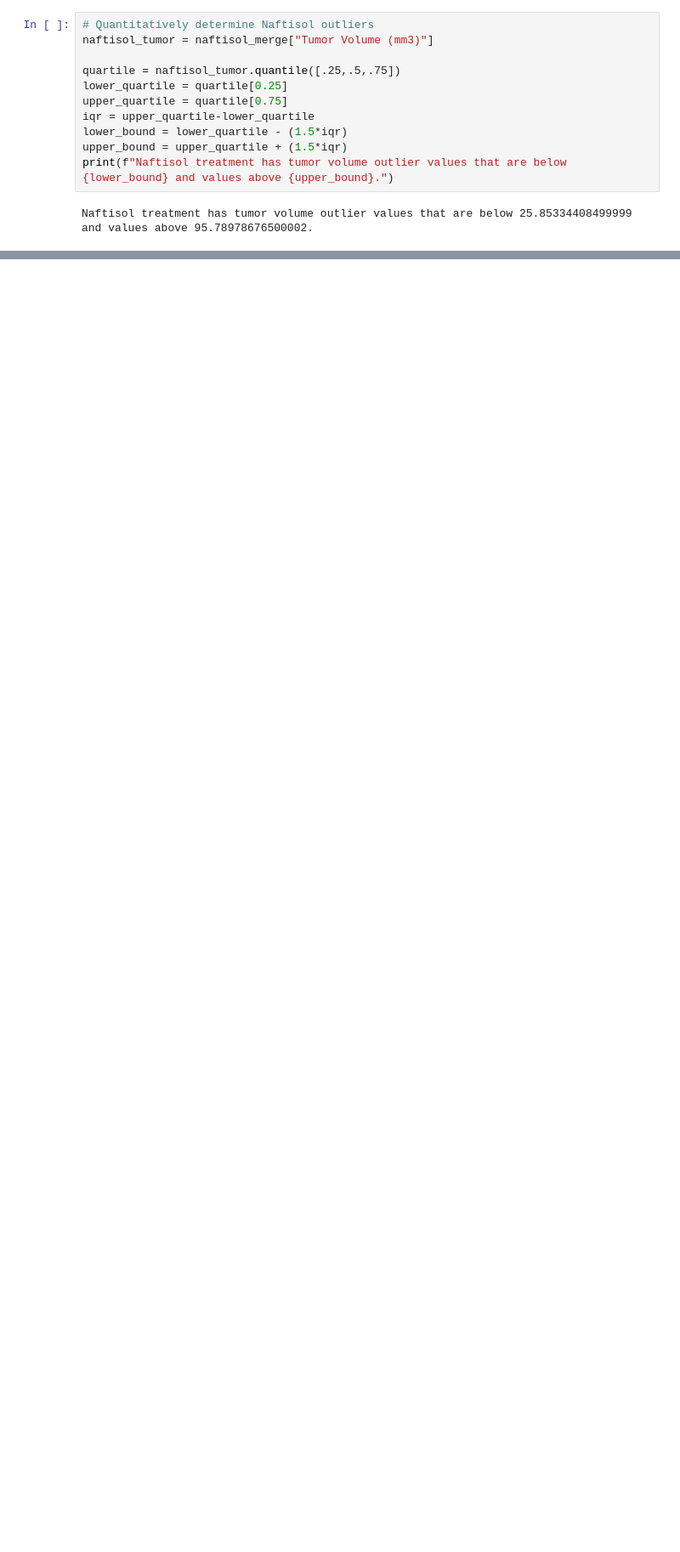
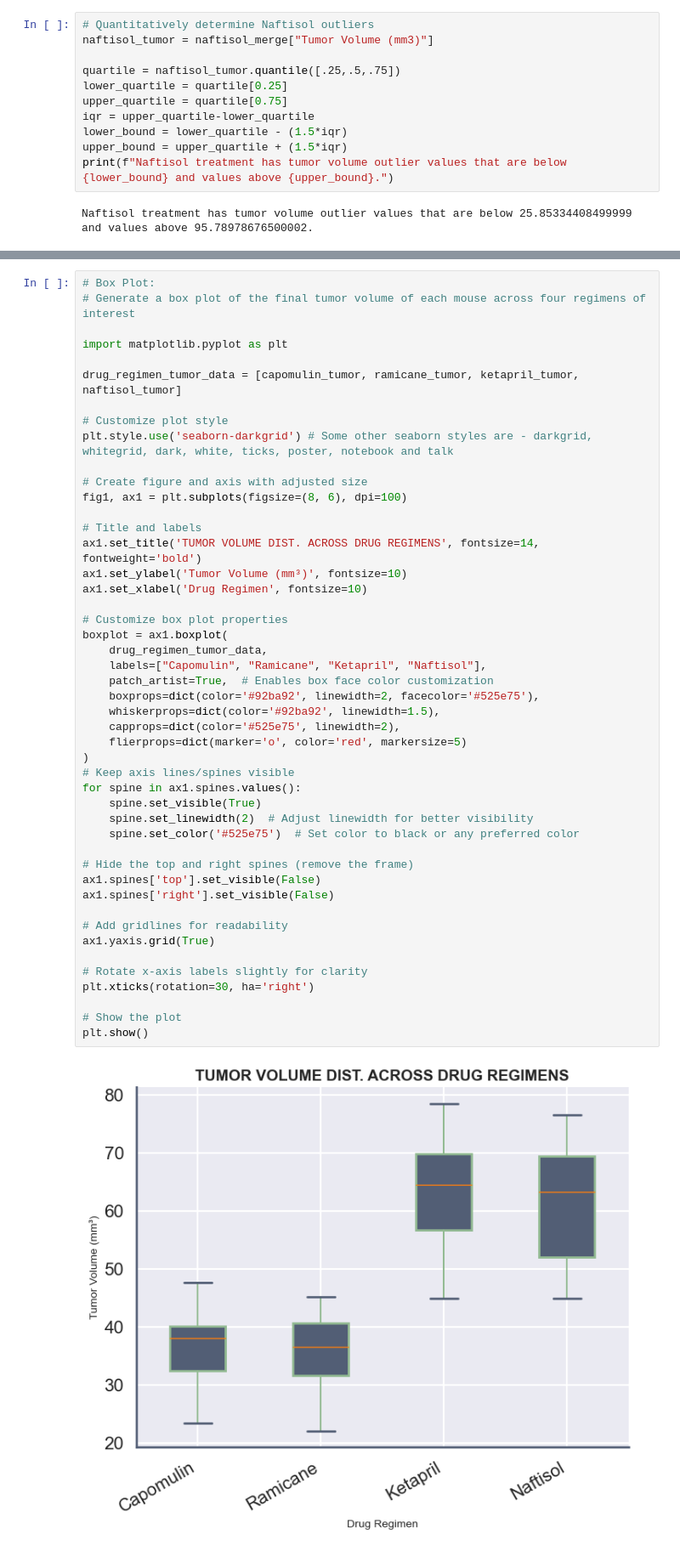
Before and after one commit to mathewqpmiller/Matplotlib-Pymaceuticals_Analysis, a Jupyter notebook: Matplotlib_Pharmaceuticals_Analysis.ipynb, the cells around one changed output, grey strips where cells are left out. Shown: that part at 85% size. Saved outputs shown, nothing was run; the diff lists cells and outputs as text; blank space fills up the shorter version.

```diff
--- a/Matplotlib_Pharmaceuticals_Analysis.ipynb
+++ b/Matplotlib_Pharmaceuticals_Analysis.ipynb
@@ -807,0 +824,49 @@ Naftisol treatment has tumor volume outlier values that are below 25.85334408499
+# %%
+# Box Plot:
+# Generate a box plot of the final tumor volume of each mouse across four regimens of interest
+
+import matplotlib.pyplot as plt
+
+drug_regimen_tumor_data = [capomulin_tumor, ramicane_tumor, ketapril_tumor, naftisol_tumor]
+
+# Customize plot style
+plt.style.use('seaborn-darkgrid') # Some other seaborn styles are - darkgrid, whitegrid, dark, white, ticks, poster, notebook and talk
+
+# Create figure and axis with adjusted size
+fig1, ax1 = plt.subplots(figsize=(8, 6), dpi=100)
+
+# Title and labels
+ax1.set_title('TUMOR VOLUME DIST. ACROSS DRUG REGIMENS', fontsize=14, fontweight='bold')
+ax1.set_ylabel('Tumor Volume (mm³)', fontsize=10)
+ax1.set_xlabel('Drug Regimen', fontsize=10)
+
+# Customize box plot properties
+boxplot = ax1.boxplot(
+    drug_regimen_tumor_data,
+    labels=["Capomulin", "Ramicane", "Ketapril", "Naftisol"],
+    patch_artist=True,  # Enables box face color customization
+    boxprops=dict(color='#92ba92', linewidth=2, facecolor='#525e75'),
+    whiskerprops=dict(color='#92ba92', linewidth=1.5),
+    capprops=dict(color='#525e75', linewidth=2),
+    flierprops=dict(marker='o', color='red', markersize=5)
+)
+# Keep axis lines/spines visible
+for spine in ax1.spines.values():
+    spine.set_visible(True)
+    spine.set_linewidth(2)  # Adjust linewidth for better visibility
+    spine.set_color('#525e75')  # Set color to black or any preferred color
+
+# Hide the top and right spines (remove the frame)
+ax1.spines['top'].set_visible(False)
+ax1.spines['right'].set_visible(False)
+
+# Add gridlines for readability
+ax1.yaxis.grid(True)
+
+# Rotate x-axis labels slightly for clarity
+plt.xticks(rotation=30, ha='right')
+
+# Show the plot
+plt.show()
+# %% [output]
+[figure, added]
```
Also changed, not shown: parts of 1 cell of this notebook.
